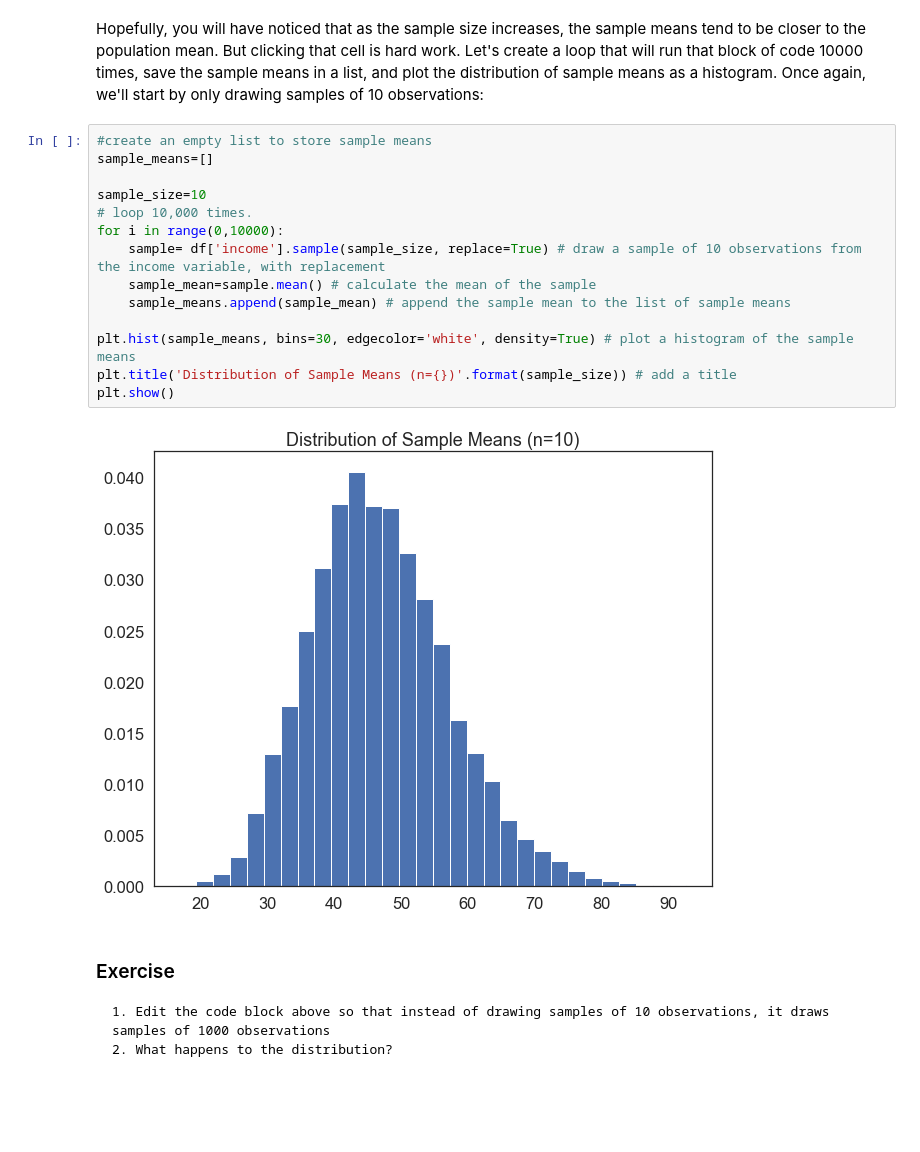
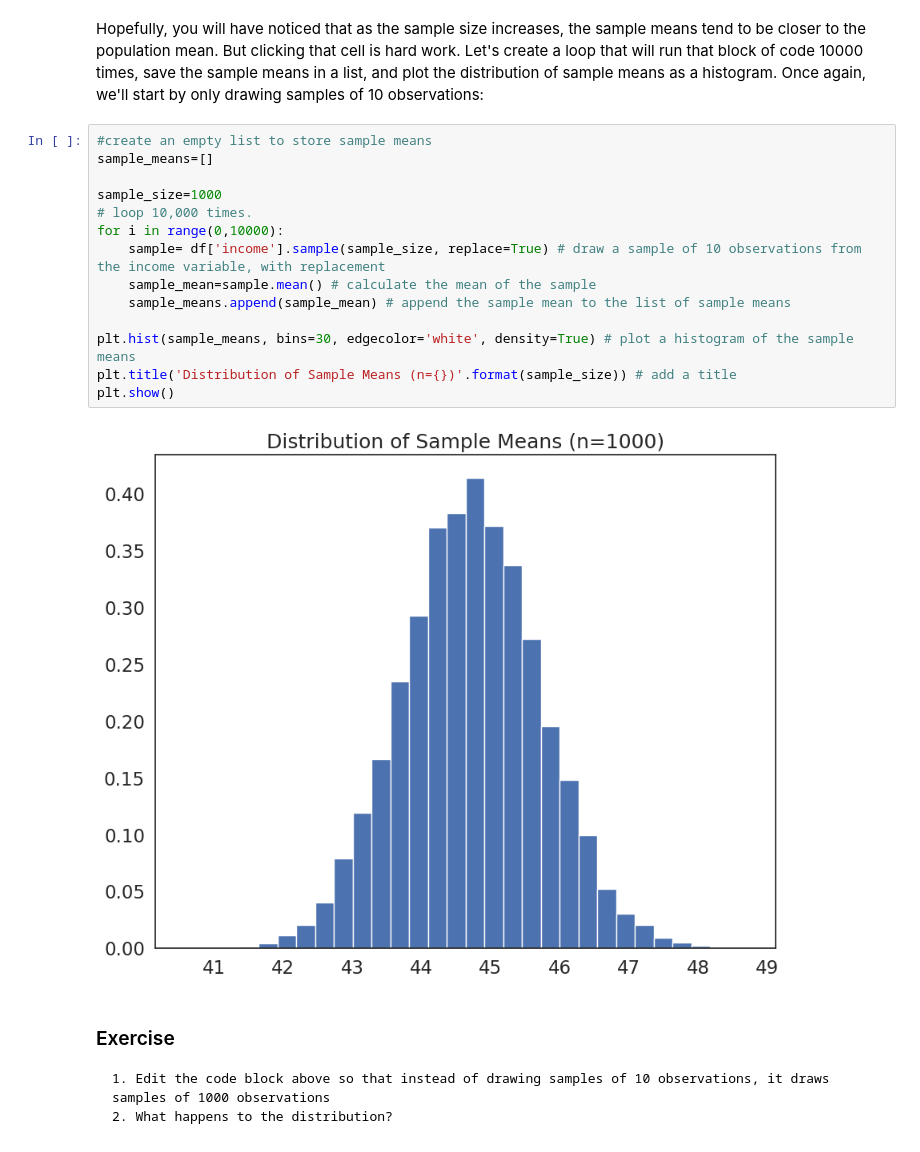
Before and after one commit to yuhengding1206/QM2-2024, a Jupyter notebook: notebooks/W05. Distributions and Basic Statistics.ipynb, the cells around one changed output. Drawn from its saved outputs; the diff is of its cells as text; blank space fills up the shorter version.

```diff
--- a/notebooks/W05. Distributions and Basic Statistics.ipynb
+++ b/notebooks/W05. Distributions and Basic Statistics.ipynb
@@ -398,19 +398,19 @@ Hopefully, you will have noticed that as the sample size increases, the sample m
 # %%
 #create an empty list to store sample means
 sample_means=[]
 
-sample_size=10
+sample_size=1000
 # loop 10,000 times.
 for i in range(0,10000):
     sample= df['income'].sample(sample_size, replace=True) # draw a sample of 10 observations from the income variable, with replacement
     sample_mean=sample.mean() # calculate the mean of the sample
     sample_means.append(sample_mean) # append the sample mean to the list of sample means
 
 plt.hist(sample_means, bins=30, edgecolor='white', density=True) # plot a histogram of the sample means
 plt.title('Distribution of Sample Means (n={})'.format(sample_size)) # add a title
 plt.show()
 # %% [output]
-[figure, old version]
+[figure, new version]
 # %% [markdown]
 ### Exercise
 
```
Also changed, not shown: parts of 15 cells of this notebook.
